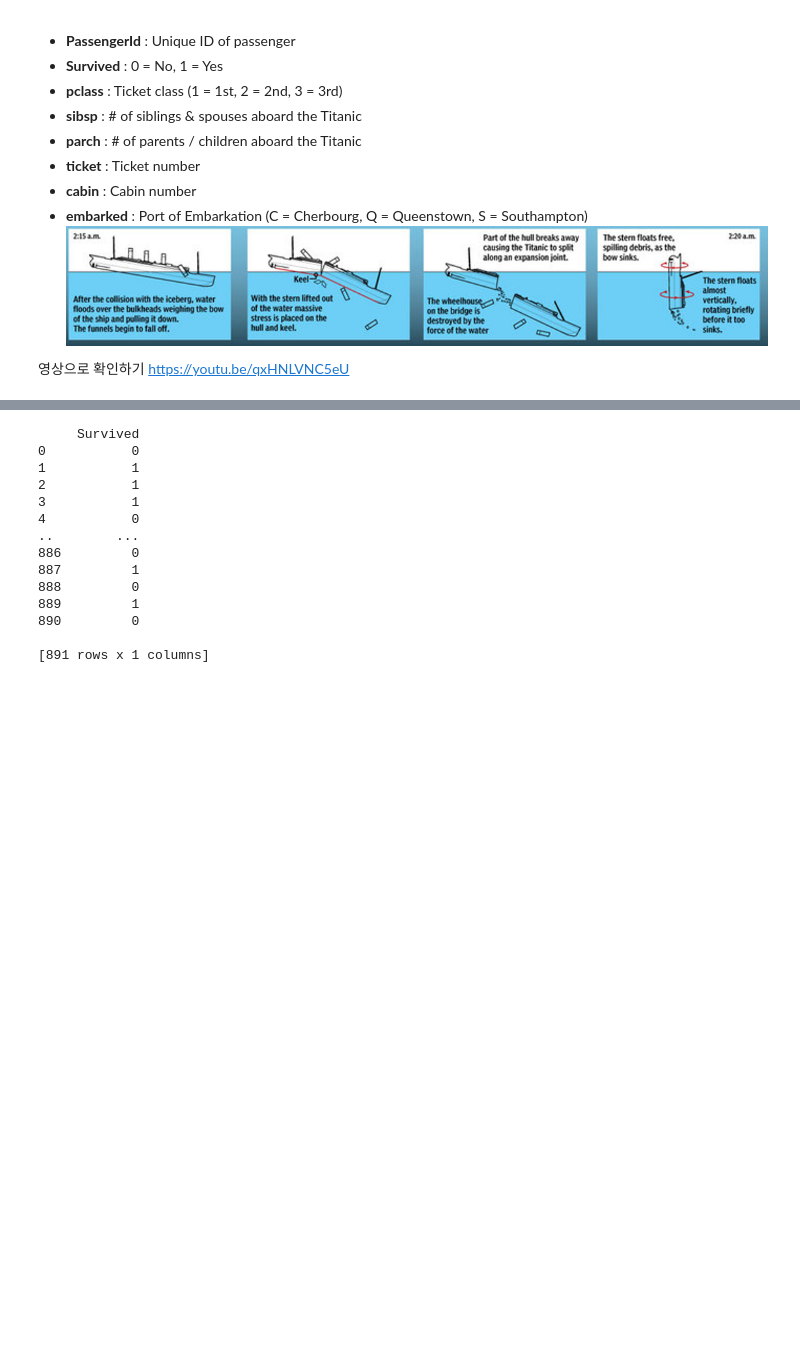
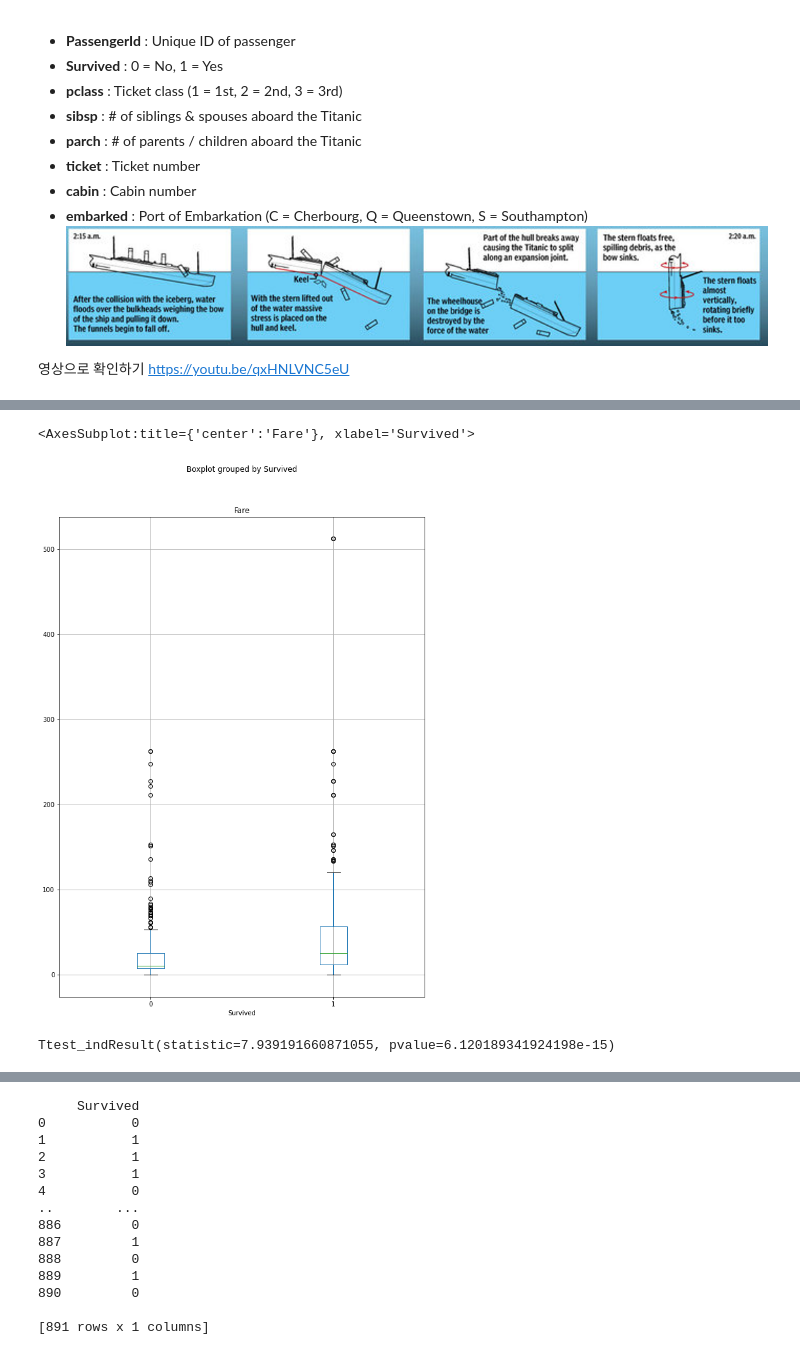
Before and after one commit to querkowe/titanic_data, a Jupyter notebook: ML for Titanic survival prediction (Blank).ipynb, the cells around one changed output, grey strips where cells are left out. Saved outputs shown, nothing was run; the diff lists cells and outputs as text; code cells hidden in the pictures; blank space fills up the shorter version.

```diff
--- a/ML for Titanic survival prediction (Blank).ipynb
+++ b/ML for Titanic survival prediction (Blank).ipynb
@@ -40,0 +61,15 @@ https://youtu.be/qxHNLVNC5eU
+# %%
+data_df.boxplot(column='Fare', by='Survived')
+# %% [output]
+<AxesSubplot:title={'center':'Fare'}, xlabel='Survived'>
+[figure, added]
+# %%
+# 생존자와 비생존자의 Fare 값 평균 사이의 차이에 대함.
+
+save = data_df[ data_df['Survived']== 1 ].Fare.values
+
+die  =  data_df[ data_df['Survived']== 0 ].Fare.values
+
+stats.ttest_ind(save, die)
+# %% [output]
+Ttest_indResult(statistic=7.939191660871055, pvalue=6.120189341924198e-15)
```
Also changed, not shown: parts of 12 cells of this notebook.
